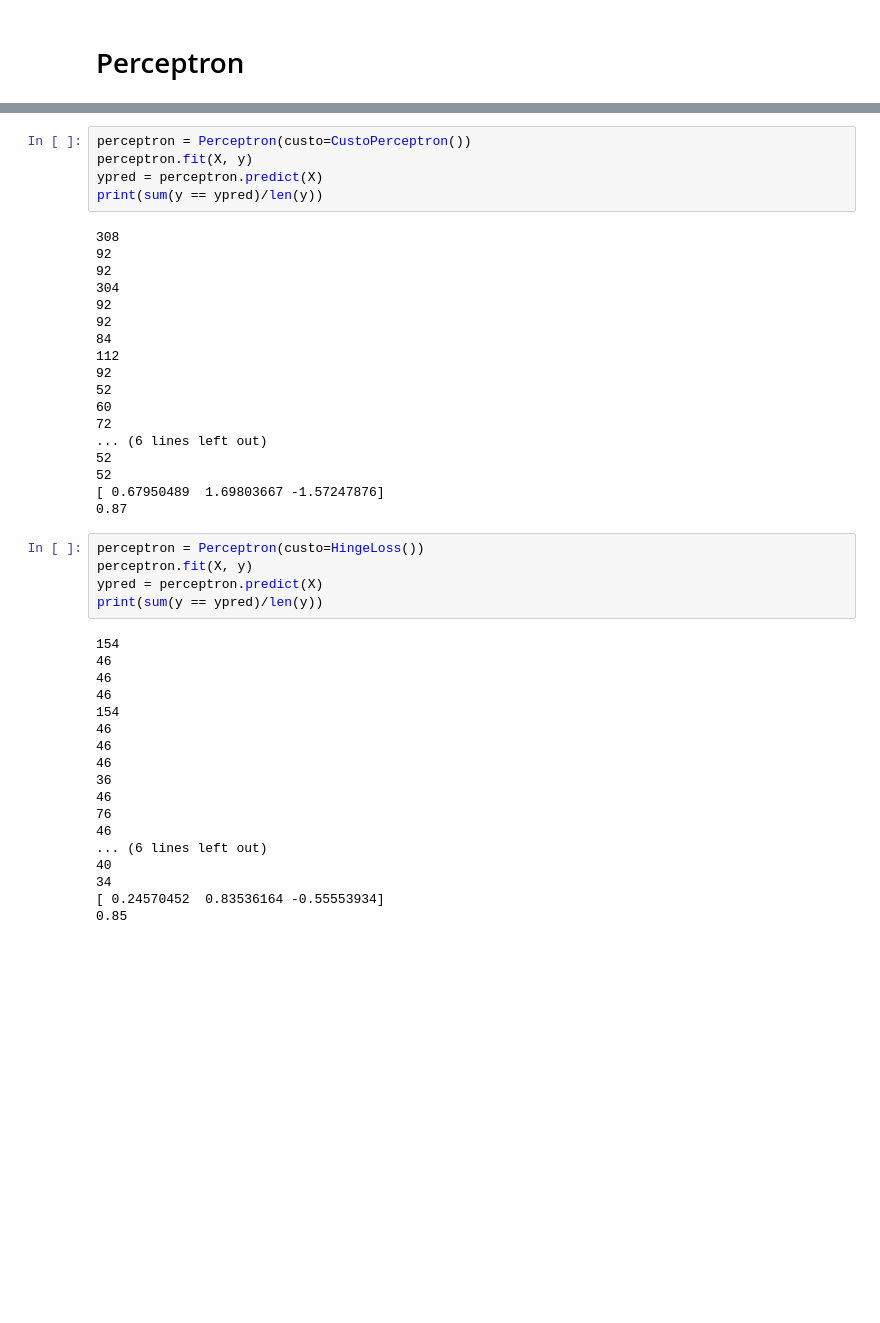
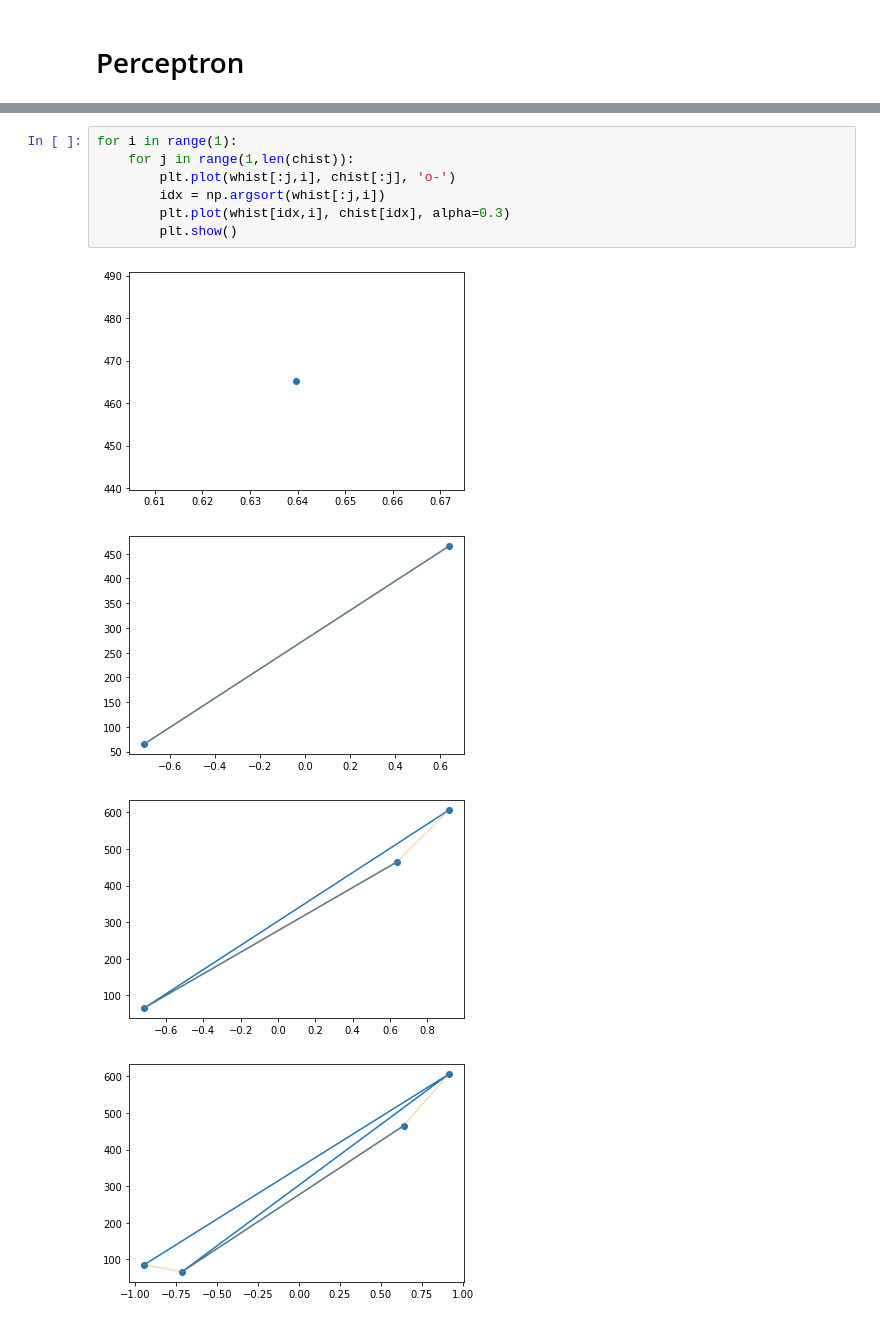
Before and after one commit to fboldt/aulasann, a Jupyter notebook: learningrate.ipynb, the cells around one changed output, grey strips where cells are left out. Saved outputs shown, nothing was run; the diff lists cells and outputs as text; blank space fills up the shorter version.

```diff
--- a/learningrate.ipynb
+++ b/learningrate.ipynb
@@ -171,46 +171,12 @@ for i in range(whist.shape[1]):
-# %%
-perceptron = Perceptron(custo=CustoPerceptron())
-perceptron.fit(X, y)
-ypred = perceptron.predict(X)
-print(sum(y == ypred)/len(y))
-# %% [output]
-308
-92
-92
-304
-92
-92
-84
-112
-92
-52
-60
-72
-... (6 lines left out)
-52
-52
-[ 0.67950489  1.69803667 -1.57247876]
-0.87
-# %%
-perceptron = Perceptron(custo=HingeLoss())
-perceptron.fit(X, y)
-ypred = perceptron.predict(X)
-print(sum(y == ypred)/len(y))
-# %% [output]
-154
-46
-46
-46
-154
-46
-46
-46
-36
-46
-76
-46
-... (6 lines left out)
-40
-34
-[ 0.24570452  0.83536164 -0.55553934]
-0.85
+# %%
+for i in range(1):
+    for j in range(1,len(chist)):
+        plt.plot(whist[:j,i], chist[:j], 'o-')
+        idx = np.argsort(whist[:j,i])
+        plt.plot(whist[idx,i], chist[idx], alpha=0.3)
+        plt.show()
+# %% [output]
+[figure, added]
+[figure, added]
+[figure, added]
+[figure, added]
```
Also changed, not shown: parts of 5 cells of this notebook.
